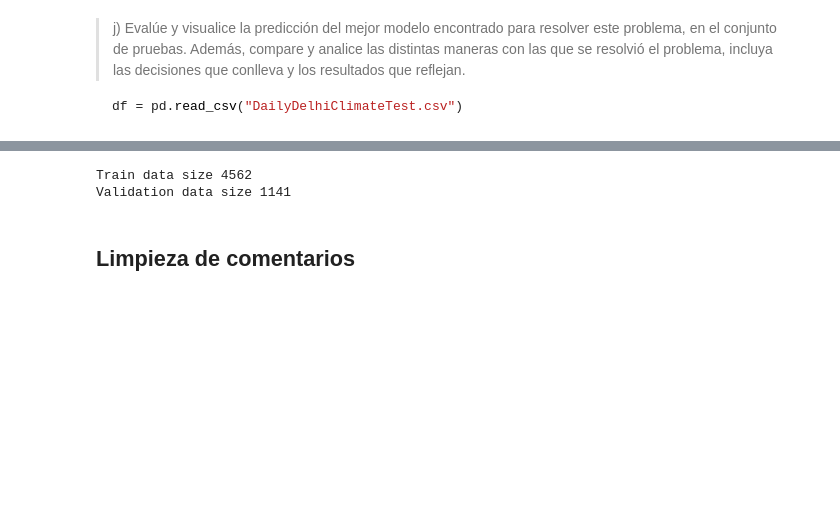
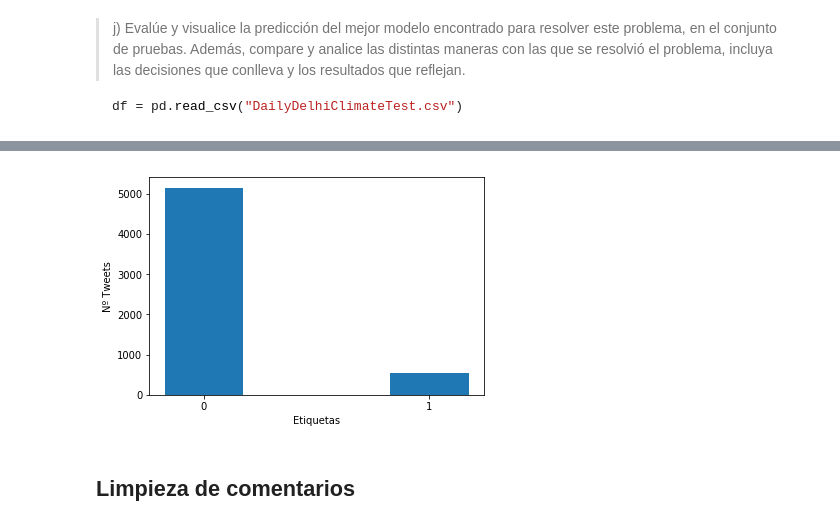
Before and after one commit to jpcastillog/Tarea3ML, a Jupyter notebook: Enunciado.ipynb, the cells around one changed output, grey strips where cells are left out. Drawn from its saved outputs; the diff is of its cells as text; code cells hidden in the pictures; blank space fills up the shorter version.

Commit message:
best model

```diff
--- a/Enunciado.ipynb
+++ b/Enunciado.ipynb
@@ -286,21 +286,35 @@ df_aux.to_csv("test_estimation.csv", index=False)
 * **Si no realiza *submission* a Kaggle su nota en esta sección será de 0**.
 
 * **Si su *score* alcanzado es menor o igual al *benchmark* random que se encuentra en el *ranking*, su nota en esta sección será de 25**
+# %%
+import math
+import numpy as np
+import pandas as pd
+import matplotlib.pyplot as plt
+from sklearn.model_selection import train_test_split
+
+#Test Set
+df_test = pd.read_csv("tarea3-ml/Test_input.csv", encoding='ISO-8859-1')
+df_test_content = df_test.tweet_content
+y_test = pd.read_csv('tarea3-ml/sample_submission.csv')
+y_test = y_test.harassment
+#Train Set
+df_train = pd.read_csv("tarea3-ml/Train_data.csv", encoding='ISO-8859-1')
+df_train = df_train.drop(columns=['id','IndirectH', 'PhysicalH', 'SexualH'])
+df_train_content = df_train.tweet_content
+labels_train = df_train.harassment
+
+tweet_by_harassment = df_train.groupby(['harassment']).count()
+plt.bar(['0','1'], tweet_by_harassment['tweet_content'], 0.35)
+plt.xlabel('Etiquetas')
+plt.ylabel('Nº Tweets')
+plt.show()
+# %% [output]
+[figure, added]
 # %%
-import math
-from sklearn.model_selection import train_test_split
+# size_val_set = math.ceil(df_train.shape[0]*0.20)
 
-df_train = pd.read_csv("tarea3-ml/Train_data.csv", encoding='ISO-8859-1')
-df_train = df_train.drop(columns=['id','IndirectH', 'PhysicalH', 'SexualH'])
-df_train_content = df_train.tweet_content
-labels_train = df_train.harassment
-
-size_val_set = math.ceil(df_train.shape[0]*0.20)
-
-df_train_content, df_val_content, labels_train, labels_val  = train_test_split(df_train_content, labels_train,
-                                                                         test_size= size_val_set, random_state=0)
-print(f'Train data size {df_train_content.shape[0]}')
-print(f'Validation data size {df_val_content.shape[0]}')
+# df_train_content, df_val_content, labels_train, labels_val  = train_test_split(df_train_content, labels_train,
+#                                                                          test_size= size_val_set, random_state=0)
+# print(f'Train data size {df_train_content.shape[0]}')
+# print(f'Validation data size {df_val_content.shape[0]}')
-# %% [output]
-Train data size 4562
-Validation data size 1141
```
Also changed, not shown: parts of 34 cells of this notebook.
